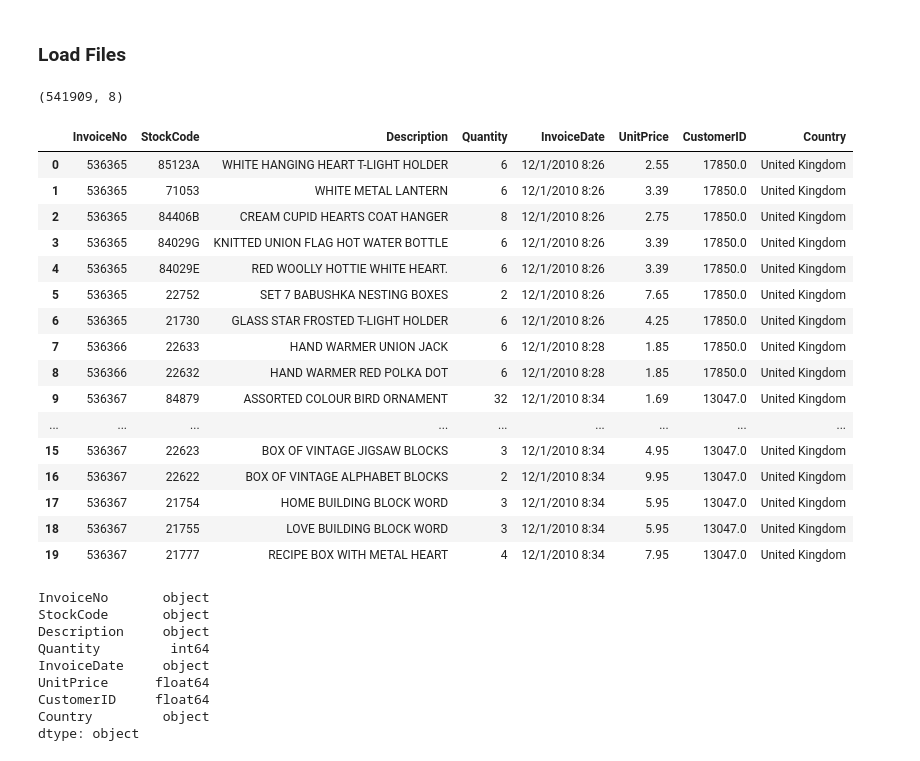
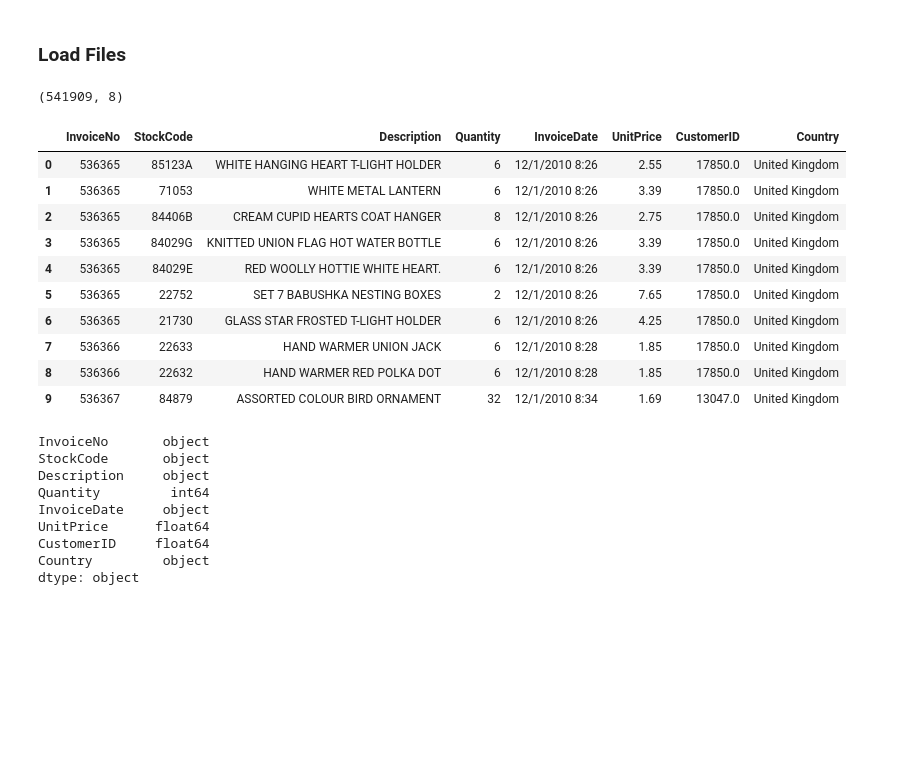
Before and after one commit to navitajain/navitajain.github.io, a Jupyter notebook: codes/Ecommerce_UserSegmentation.ipynb, the cells around one changed output. Cells and saved outputs as stored; diff of their text form; code cells hidden in the pictures; blank space fills up the shorter version.

```diff
--- a/codes/Ecommerce_UserSegmentation.ipynb
+++ b/codes/Ecommerce_UserSegmentation.ipynb
@@ -14,27 +14,21 @@ from sklearn.decomposition import PCA
 # %%
 # read and load file
 df = pd.read_csv('Ecommerce_segementation.csv', encoding= 'unicode_escape')
 print(df.shape)
-df.head(20)
+df.head(10)
 # %% [output]
 (541909, 8)
 |  | InvoiceNo | StockCode | Description | Quantity | InvoiceDate | UnitPrice | CustomerID | Country |
 | 0 | 536365 | 85123A | WHITE HANGING HEART T-LIGHT HOLDER | 6 | 12/1/2010 8:26 | 2.55 | 17850.0 | United Kingdom |
 | 1 | 536365 | 71053 | WHITE METAL LANTERN | 6 | 12/1/2010 8:26 | 3.39 | 17850.0 | United Kingdom |
 | 2 | 536365 | 84406B | CREAM CUPID HEARTS COAT HANGER | 8 | 12/1/2010 8:26 | 2.75 | 17850.0 | United Kingdom |
 | 3 | 536365 | 84029G | KNITTED UNION FLAG HOT WATER BOTTLE | 6 | 12/1/2010 8:26 | 3.39 | 17850.0 | United Kingdom |
 | 4 | 536365 | 84029E | RED WOOLLY HOTTIE WHITE HEART. | 6 | 12/1/2010 8:26 | 3.39 | 17850.0 | United Kingdom |
 | 5 | 536365 | 22752 | SET 7 BABUSHKA NESTING BOXES | 2 | 12/1/2010 8:26 | 7.65 | 17850.0 | United Kingdom |
 | 6 | 536365 | 21730 | GLASS STAR FROSTED T-LIGHT HOLDER | 6 | 12/1/2010 8:26 | 4.25 | 17850.0 | United Kingdom |
 | 7 | 536366 | 22633 | HAND WARMER UNION JACK | 6 | 12/1/2010 8:28 | 1.85 | 17850.0 | United Kingdom |
 | 8 | 536366 | 22632 | HAND WARMER RED POLKA DOT | 6 | 12/1/2010 8:28 | 1.85 | 17850.0 | United Kingdom |
 | 9 | 536367 | 84879 | ASSORTED COLOUR BIRD ORNAMENT | 32 | 12/1/2010 8:34 | 1.69 | 13047.0 | United Kingdom |
-| ... | ... | ... | ... | ... | ... | ... | ... | ... |
-| 15 | 536367 | 22623 | BOX OF VINTAGE JIGSAW BLOCKS | 3 | 12/1/2010 8:34 | 4.95 | 13047.0 | United Kingdom |
-| 16 | 536367 | 22622 | BOX OF VINTAGE ALPHABET BLOCKS | 2 | 12/1/2010 8:34 | 9.95 | 13047.0 | United Kingdom |
-| 17 | 536367 | 21754 | HOME BUILDING BLOCK WORD | 3 | 12/1/2010 8:34 | 5.95 | 13047.0 | United Kingdom |
-| 18 | 536367 | 21755 | LOVE BUILDING BLOCK WORD | 3 | 12/1/2010 8:34 | 5.95 | 13047.0 | United Kingdom |
-| 19 | 536367 | 21777 | RECIPE BOX WITH METAL HEART | 4 | 12/1/2010 8:34 | 7.95 | 13047.0 | United Kingdom |
 # %%
 # datatypes of fields
 df.dtypes
```
Also changed, not shown: parts of 9 cells of this notebook.
